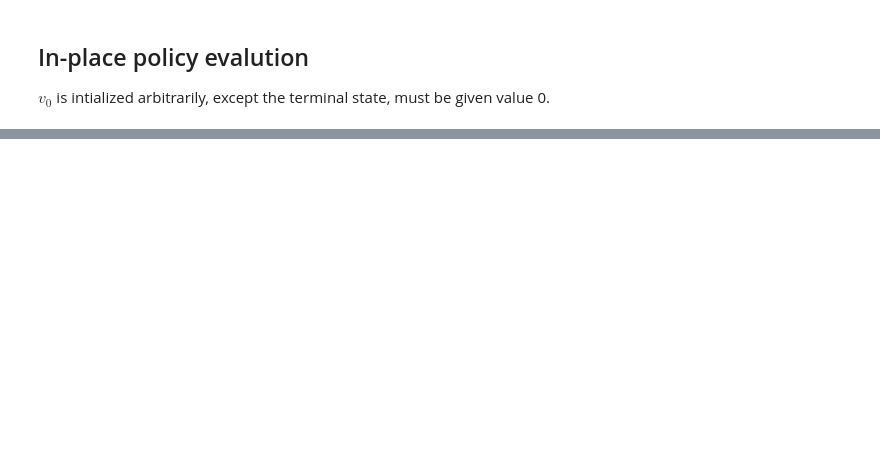
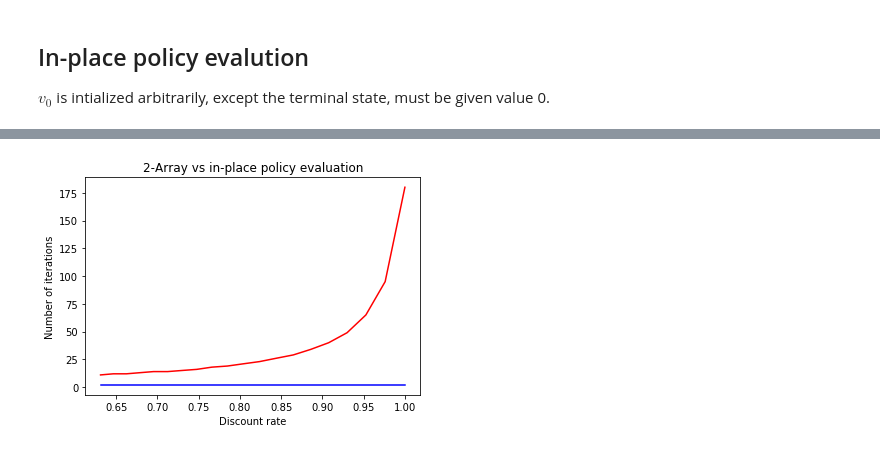
Before and after one commit to Pieter-Cawood/Reinforcement-Learning, a Jupyter notebook: pieter_DP.ipynb, the cells around one changed output, grey strips where cells are left out. Saved outputs shown, nothing was run; the diff lists cells and outputs as text; code cells hidden in the pictures; blank space fills up the shorter version.

```diff
--- a/pieter_DP.ipynb
+++ b/pieter_DP.ipynb
@@ -252,0 +255,21 @@ In-place iterations: 2
+# %%
+gamma = 0
+grid_world = GridWorld()
+gammas = np.logspace(- 0.2, 0, num=20)
+iterations_two_array = []
+iterations_in_place = []
+
+for gamma in gammas:
+    v, loop_count = two_array_policy_eval(grid_world, gamma)
+    iterations_two_array.append(loop_count)
+    v, loop_count = in_place_policy_eval(grid_world, gamma)
+    iterations_in_place.append(loop_count)
+# %%
+plt.plot(gammas, iterations_two_array, 'r') # plotting t, a separately
+plt.plot(gammas, iterations_in_place, 'b') # plotting t, b separately
+plt.title('2-Array vs in-place policy evaluation')
+plt.xlabel('Discount rate')
+plt.ylabel('Number of iterations')
+plt.show()
+# %% [output]
+[figure, added]
```
Also changed, not shown: parts of 4 cells of this notebook.
